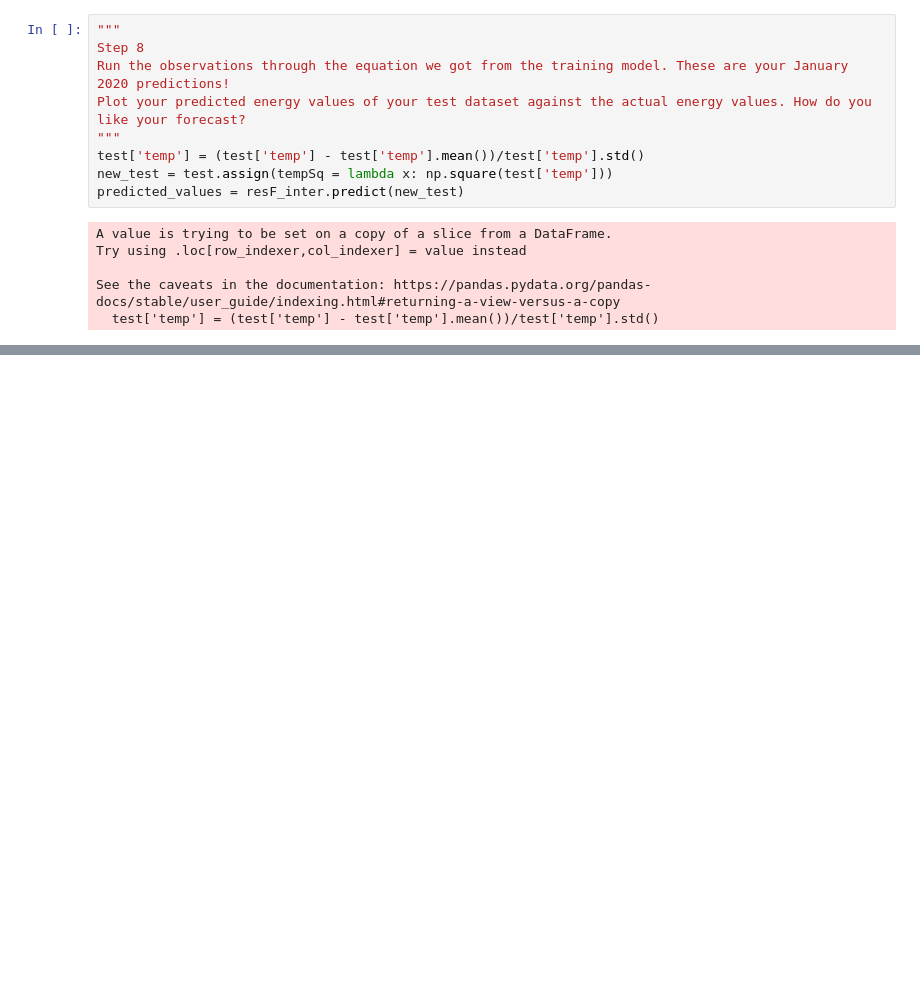
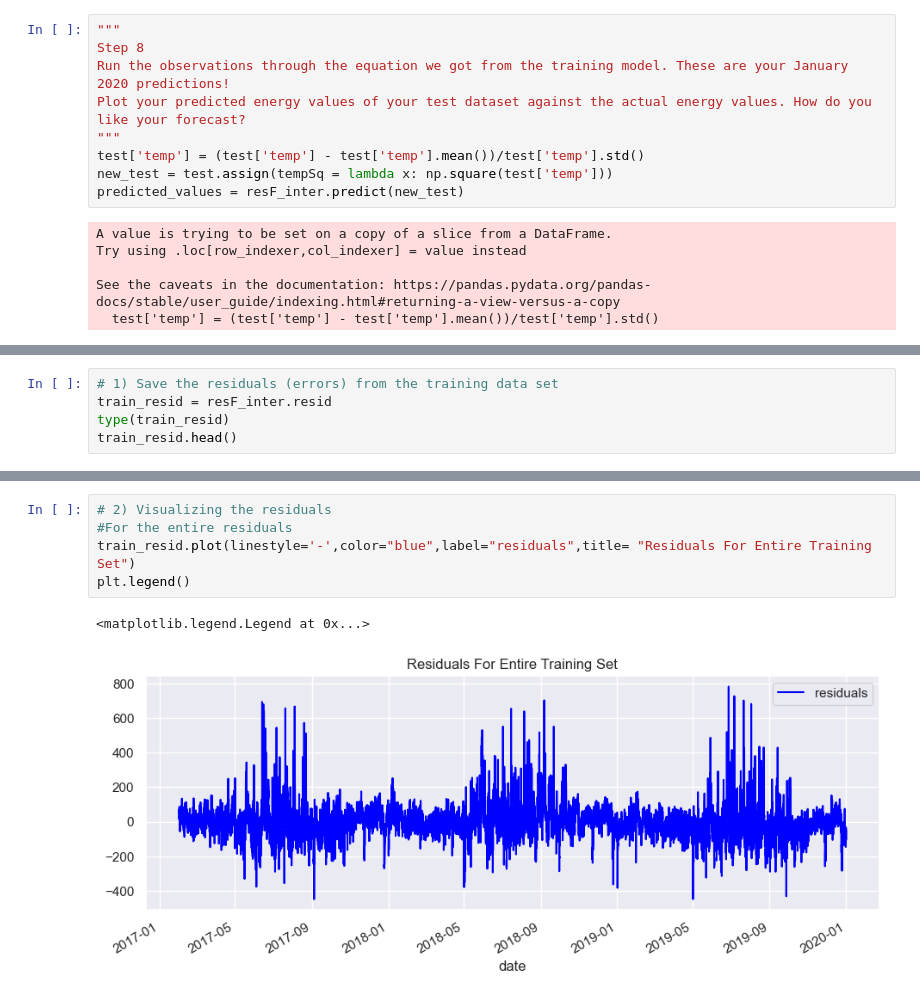
Before and after one commit to vjem/energy_tsf, a Jupyter notebook: energyForecasting.ipynb, the cells around one changed output, grey strips where cells are left out. Drawn from its saved outputs; the diff is of its cells as text; blank space fills up the shorter version.

```diff
--- a/energyForecasting.ipynb
+++ b/energyForecasting.ipynb
@@ -619,0 +638,5 @@ pandas.core.series.Series
+# %%
+# 1) Save the residuals (errors) from the training data set
+train_resid = resF_inter.resid
+type(train_resid)
+train_resid.head()
@@ -619,0 +651,8 @@ pandas.core.series.Series
+# %%
+# 2) Visualizing the residuals
+#For the entire residuals
+train_resid.plot(linestyle='-',color="blue",label="residuals",title= "Residuals For Entire Training Set")
+plt.legend()
+# %% [output]
+<matplotlib.legend.Legend at 0x...>
+[figure, added]
```
Also changed, not shown: parts of 22 cells of this notebook.
